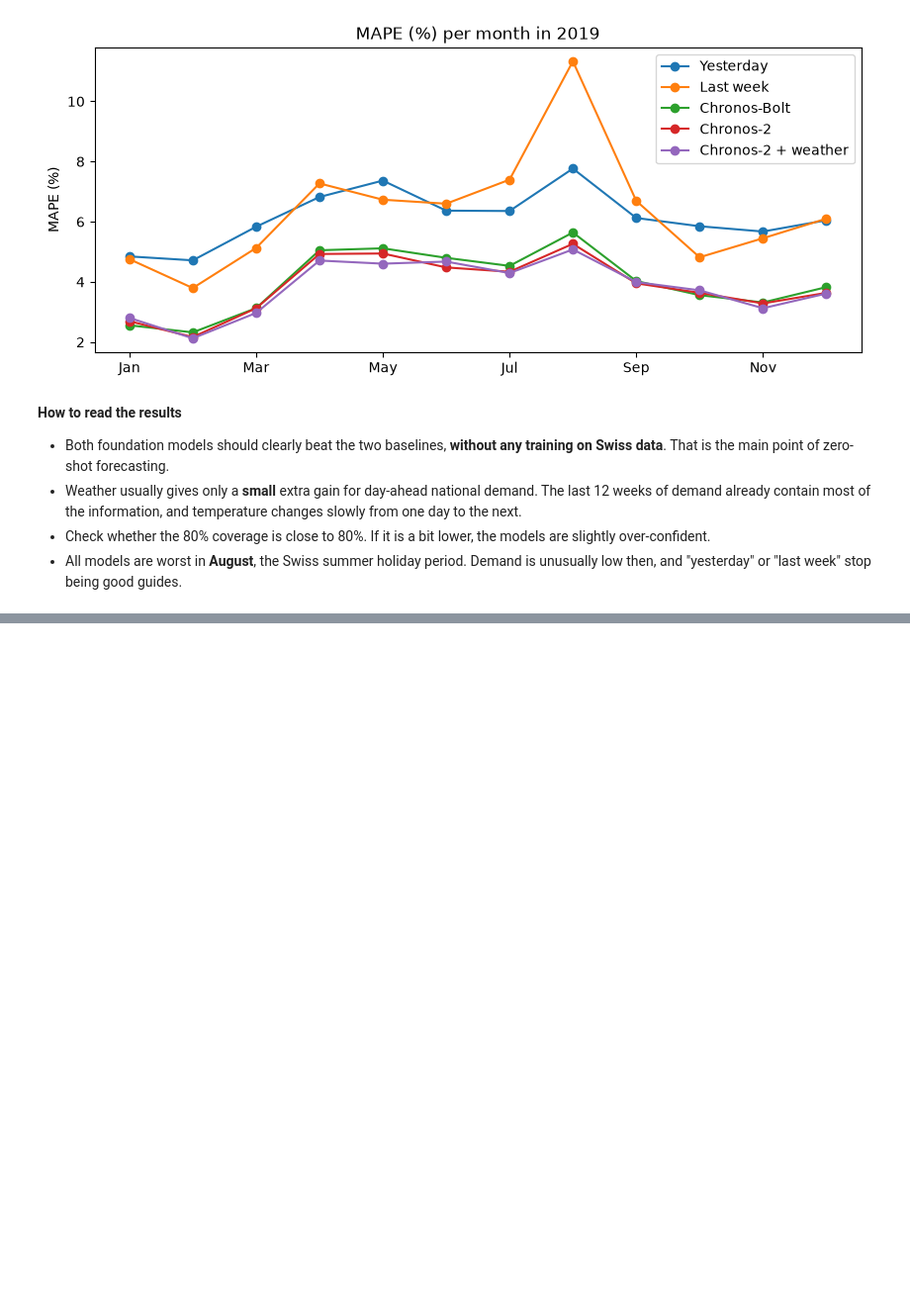
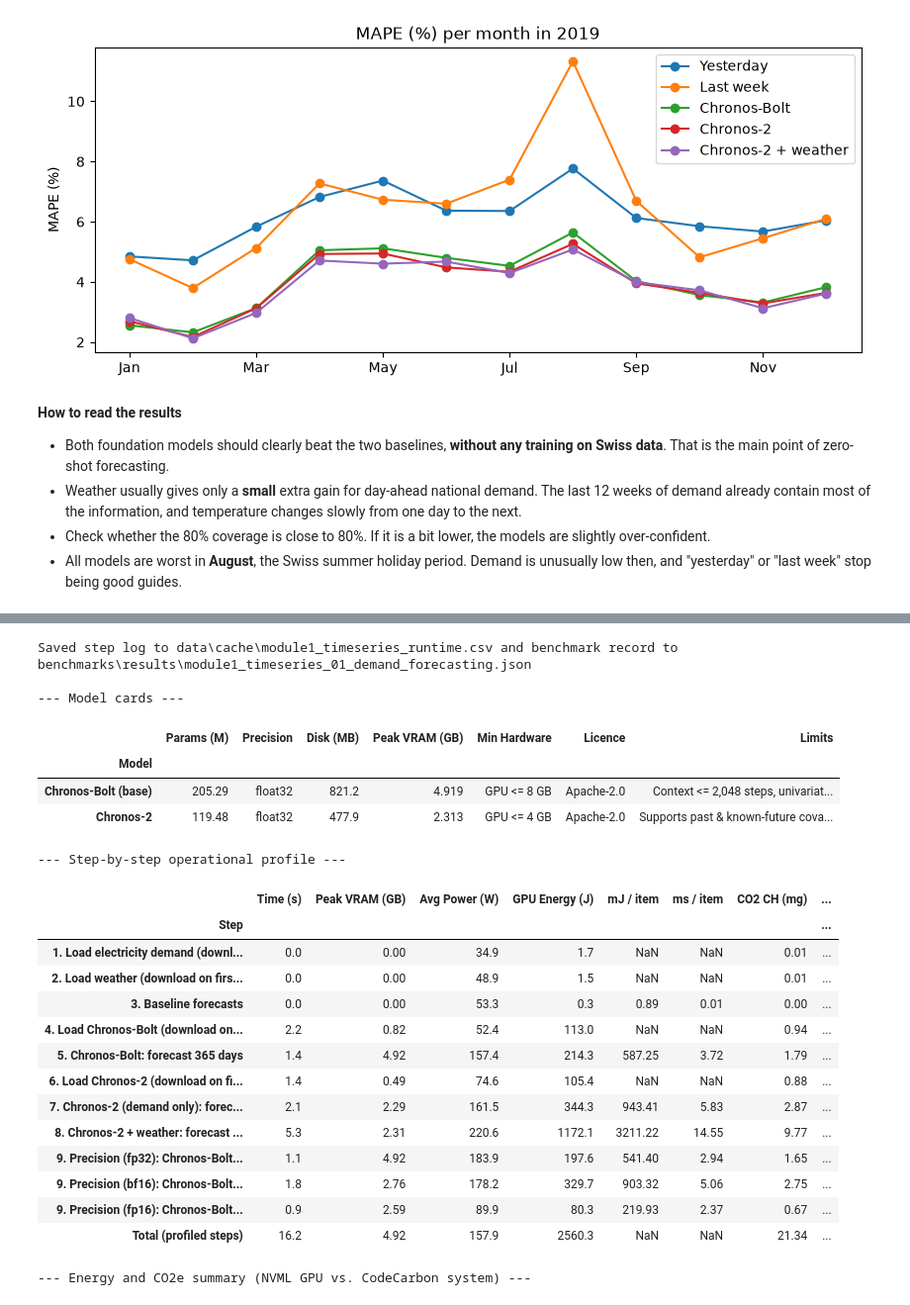
Before and after one commit to BartonChenTW/FM4UES-playground, a Jupyter notebook: module1_timeseries/01_demand_forecasting.ipynb, the cells around one changed output, grey strips where cells are left out. Shown at 99% size. Saved outputs shown, nothing was run; the diff lists cells and outputs as text; code cells hidden in the pictures; blank space fills up the shorter version.

Commit message:
Phase 1: add fm4ues operational & energy profiler, UES metrics, and precision trade-off

```diff
--- a/module1_timeseries/01_demand_forecasting.ipynb
+++ b/module1_timeseries/01_demand_forecasting.ipynb
@@ -126,0 +120,14 @@ Loaded 50,401 hourly values
+# %%
+OPSD_URL = "https://data.open-power-system-data.org/time_series/2020-10-06/time_series_60min_singleindex.csv"
+LOAD_COL = "CH_load_actual_entsoe_transparency"
+LOAD_FILE = CACHE / "opsd_ch_load.csv"
+
+with profiler.step("1. Load electricity demand (download on first run)"):
+    if not LOAD_FILE.exists():
+        print("Downloading OPSD data (~130 MB, only needed once) ...")
+        raw = pd.read_csv(OPSD_URL, usecols=["utc_timestamp", LOAD_COL])
+        raw.to_csv(LOAD_FILE, index=False)
+    load = pd.read_csv(LOAD_FILE, index_col="utc_timestamp")[LOAD_COL].rename("load_mw")
+    load.index = pd.to_datetime(load.index, utc=True).tz_localize(None)  # plain UTC timestamps
+
+print(f"Loaded {len(load):,} hourly values")
@@ -262,20 +272,3 @@ print(f"{len(origins)} forecast days, context {contexts.shape[1]} h, horizon {HO
 
 We download the pretrained model from Hugging Face (about 0.8 GB, cached after the first run),
 then forecast all 365 days in one batched call on the GPU.
-# %%
-from chronos import BaseChronosPipeline
-
-with timed("4. Load Chronos-Bolt (download on first run)"):
-    bolt = BaseChronosPipeline.from_pretrained(
-        "amazon/chronos-bolt-base", device_map=DEVICE, torch_dtype=torch.float32
-    )
-
-with timed("5. Chronos-Bolt: forecast 365 days"):
-    q, _ = bolt.predict_quantiles(
-        torch.tensor(contexts, dtype=torch.float32),
-        prediction_length=HORIZON,
-        quantile_levels=QUANTILES,
-    )
-q = q.numpy()                        # shape (365, 24, 3)
-forecasts["Chronos-Bolt"] = q[..., 1]
-intervals["Chronos-Bolt"] = (q[..., 0], q[..., 2])
@@ -454,0 +565,37 @@ Hardware: Quadro RTX 6000
+# %%
+profiler.stop_run()
+csv_path, json_path = profiler.save()
+print(f"Saved step log to {csv_path.relative_to(ROOT)} and benchmark record to {json_path.relative_to(ROOT)}")
+
+print("\n--- Model cards ---")
+display(profiler.model_card_table())
+
+print("\n--- Step-by-step operational profile ---")
+display(profiler.summary_table())
+
+print("\n--- Energy and CO2e summary (NVML GPU vs. CodeCarbon system) ---")
+display(profiler.energy_summary_table())
+# %% [output]
+Saved step log to data\cache\module1_timeseries_runtime.csv and benchmark record to benchmarks\results\module1_timeseries_01_demand_forecasting.json
+
+--- Model cards ---
+|  | Params (M) | Precision | Disk (MB) | Peak VRAM (GB) | Min Hardware | Licence | Limits |
+| Model |  |  |  |  |  |  |  |
+| Chronos-Bolt (base) | 205.29 | float32 | 821.2 | 4.919 | GPU <= 8 GB | Apache-2.0 | Context <= 2,048 steps, univariat... |
+| Chronos-2 | 119.48 | float32 | 477.9 | 2.313 | GPU <= 4 GB | Apache-2.0 | Supports past & known-future cova... |
+--- Step-by-step operational profile ---
+|  | Time (s) | Peak VRAM (GB) | Avg Power (W) | GPU Energy (J) | mJ / item | ms / item | CO2 CH (mg) | ... |
+| Step |  |  |  |  |  |  |  | ... |
+| 1. Load electricity demand (downl... | 0.0 | 0.00 | 34.9 | 1.7 | NaN | NaN | 0.01 | ... |
+| 2. Load weather (download on firs... | 0.0 | 0.00 | 48.9 | 1.5 | NaN | NaN | 0.01 | ... |
+| 3. Baseline forecasts | 0.0 | 0.00 | 53.3 | 0.3 | 0.89 | 0.01 | 0.00 | ... |
+| 4. Load Chronos-Bolt (download on... | 2.2 | 0.82 | 52.4 | 113.0 | NaN | NaN | 0.94 | ... |
+| 5. Chronos-Bolt: forecast 365 days | 1.4 | 4.92 | 157.4 | 214.3 | 587.25 | 3.72 | 1.79 | ... |
+| 6. Load Chronos-2 (download on fi... | 1.4 | 0.49 | 74.6 | 105.4 | NaN | NaN | 0.88 | ... |
+| 7. Chronos-2 (demand only): forec... | 2.1 | 2.29 | 161.5 | 344.3 | 943.41 | 5.83 | 2.87 | ... |
+| 8. Chronos-2 + weather: forecast ... | 5.3 | 2.31 | 220.6 | 1172.1 | 3211.22 | 14.55 | 9.77 | ... |
+| 9. Precision (fp32): Chronos-Bolt... | 1.1 | 4.92 | 183.9 | 197.6 | 541.40 | 2.94 | 1.65 | ... |
+| 9. Precision (bf16): Chronos-Bolt... | 1.8 | 2.76 | 178.2 | 329.7 | 903.32 | 5.06 | 2.75 | ... |
+| 9. Precision (fp16): Chronos-Bolt... | 0.9 | 2.59 | 89.9 | 80.3 | 219.93 | 2.37 | 0.67 | ... |
+| Total (profiled steps) | 16.2 | 4.92 | 157.9 | 2560.3 | NaN | NaN | 21.34 | ... |
+--- Energy and CO2e summary (NVML GPU vs. CodeCarbon system) ---
```
Also changed, not shown: parts of 28 cells of this notebook, 18 other files.
